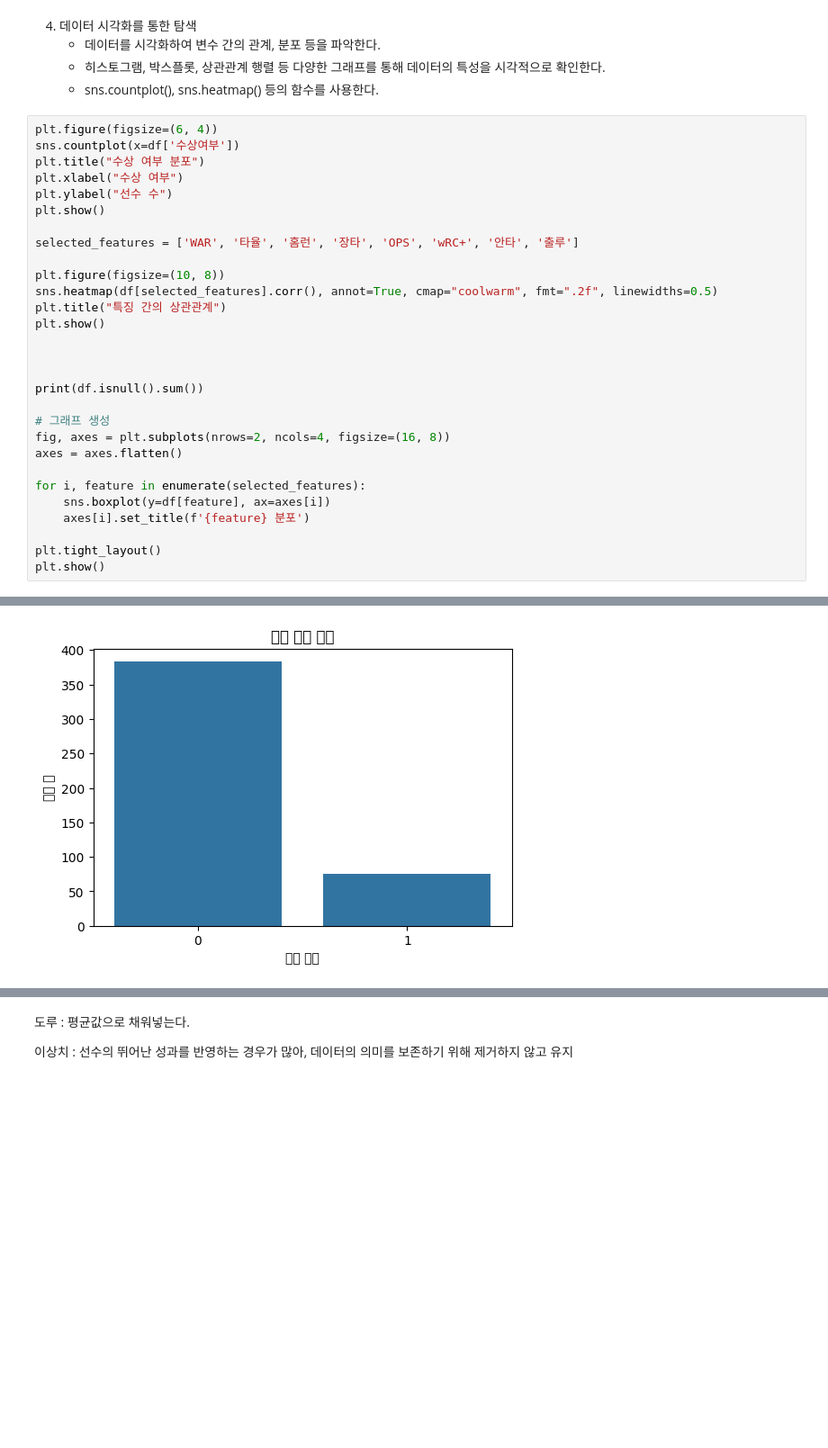
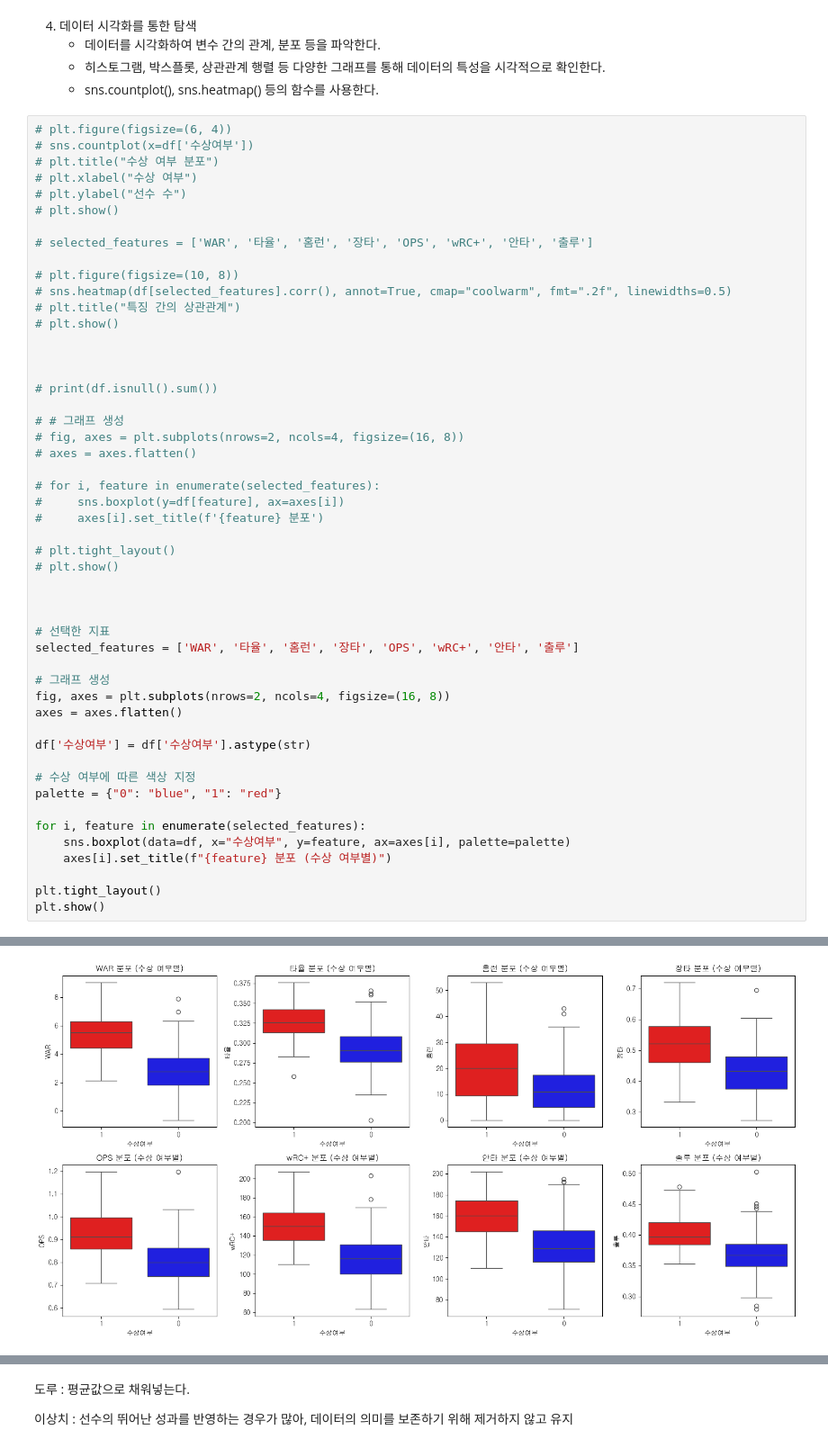
Before and after one commit to encore-SKN11/EDA-1Team, a Jupyter notebook: project.ipynb, the cells around one changed output, grey strips where cells are left out. Shown at 90% size. Drawn from its saved outputs; the diff is of its cells as text; blank space fills up the shorter version.

```diff
--- a/project.ipynb
+++ b/project.ipynb
@@ -74,31 +71,52 @@ max      0.720000    1.198000  207.300000    1.000000
     - 히스토그램, 박스플롯, 상관관계 행렬 등 다양한 그래프를 통해 데이터의 특성을 시각적으로 확인한다.
     - sns.countplot(), sns.heatmap() 등의 함수를 사용한다.
 # %%
-plt.figure(figsize=(6, 4))
-sns.countplot(x=df['수상여부'])
-plt.title("수상 여부 분포")
-plt.xlabel("수상 여부")
-plt.ylabel("선수 수")
-plt.show()
+# plt.figure(figsize=(6, 4))
+# sns.countplot(x=df['수상여부'])
+# plt.title("수상 여부 분포")
+# plt.xlabel("수상 여부")
+# plt.ylabel("선수 수")
+# plt.show()
 
-selected_features = ['WAR', '타율', '홈런', '장타', 'OPS', 'wRC+', '안타', '출루']
+# selected_features = ['WAR', '타율', '홈런', '장타', 'OPS', 'wRC+', '안타', '출루']
 
-plt.figure(figsize=(10, 8))
-sns.heatmap(df[selected_features].corr(), annot=True, cmap="coolwarm", fmt=".2f", linewidths=0.5)
-plt.title("특징 간의 상관관계")
-plt.show()
+# plt.figure(figsize=(10, 8))
+# sns.heatmap(df[selected_features].corr(), annot=True, cmap="coolwarm", fmt=".2f", linewidths=0.5)
+# plt.title("특징 간의 상관관계")
+# plt.show()
 
 
 
-print(df.isnull().sum())
+# print(df.isnull().sum())
+
+# # 그래프 생성
+# fig, axes = plt.subplots(nrows=2, ncols=4, figsize=(16, 8))
+# axes = axes.flatten()
+
+# for i, feature in enumerate(selected_features):
+#     sns.boxplot(y=df[feature], ax=axes[i])
+#     axes[i].set_title(f'{feature} 분포')
+
+# plt.tight_layout()
+# plt.show()
+
+
+
+# 선택한 지표
+selected_features = ['WAR', '타율', '홈런', '장타', 'OPS', 'wRC+', '안타', '출루']
 
 # 그래프 생성
 fig, axes = plt.subplots(nrows=2, ncols=4, figsize=(16, 8))
 axes = axes.flatten()
 
+df['수상여부'] = df['수상여부'].astype(str)
+
+# 수상 여부에 따른 색상 지정
+palette = {"0": "blue", "1": "red"}
+
 for i, feature in enumerate(selected_features):
-    sns.boxplot(y=df[feature], ax=axes[i])
-    axes[i].set_title(f'{feature} 분포')
+    sns.boxplot(data=df, x="수상여부", y=feature, ax=axes[i], palette=palette)
+    axes[i].set_title(f"{feature} 분포 (수상 여부별)")
 
 plt.tight_layout()
 plt.show()
@@ -106 +141 @@ plt.show()
-[figure, old version]
+[figure, new version]
```
Also changed, not shown: parts of 2 cells of this notebook.
